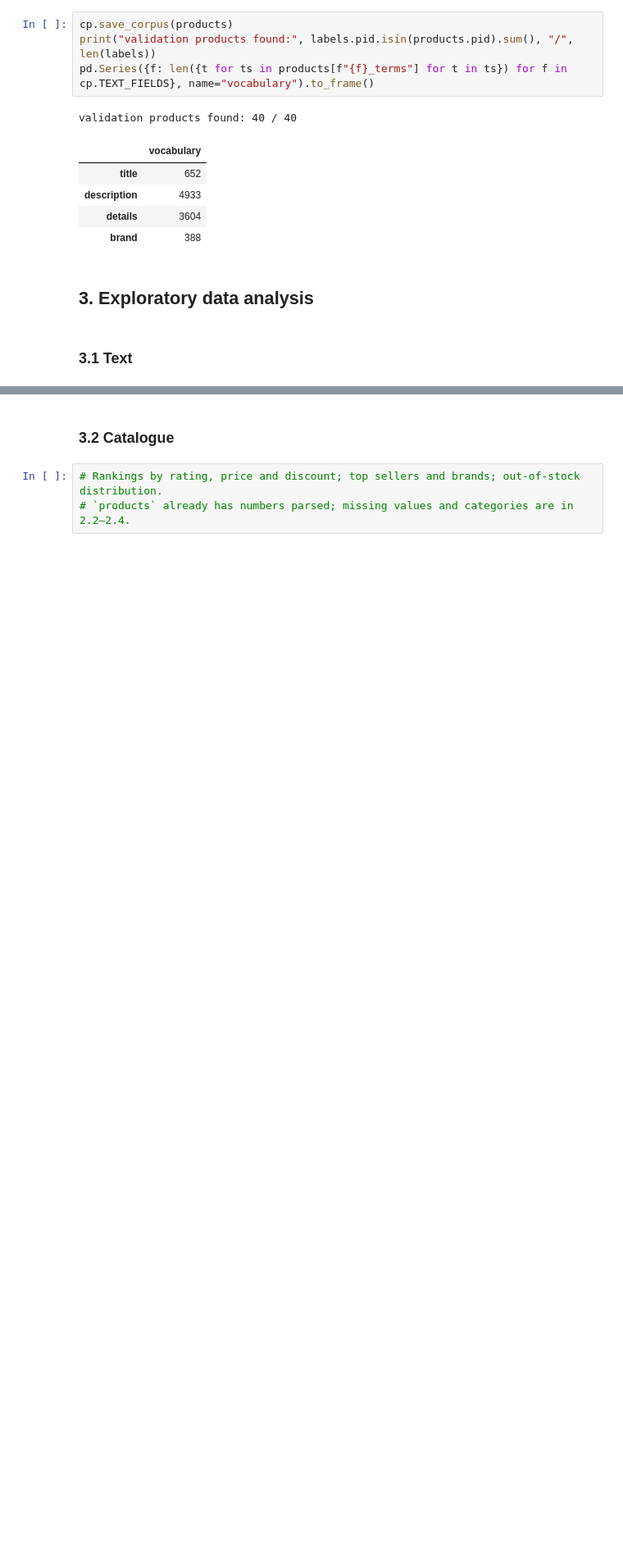
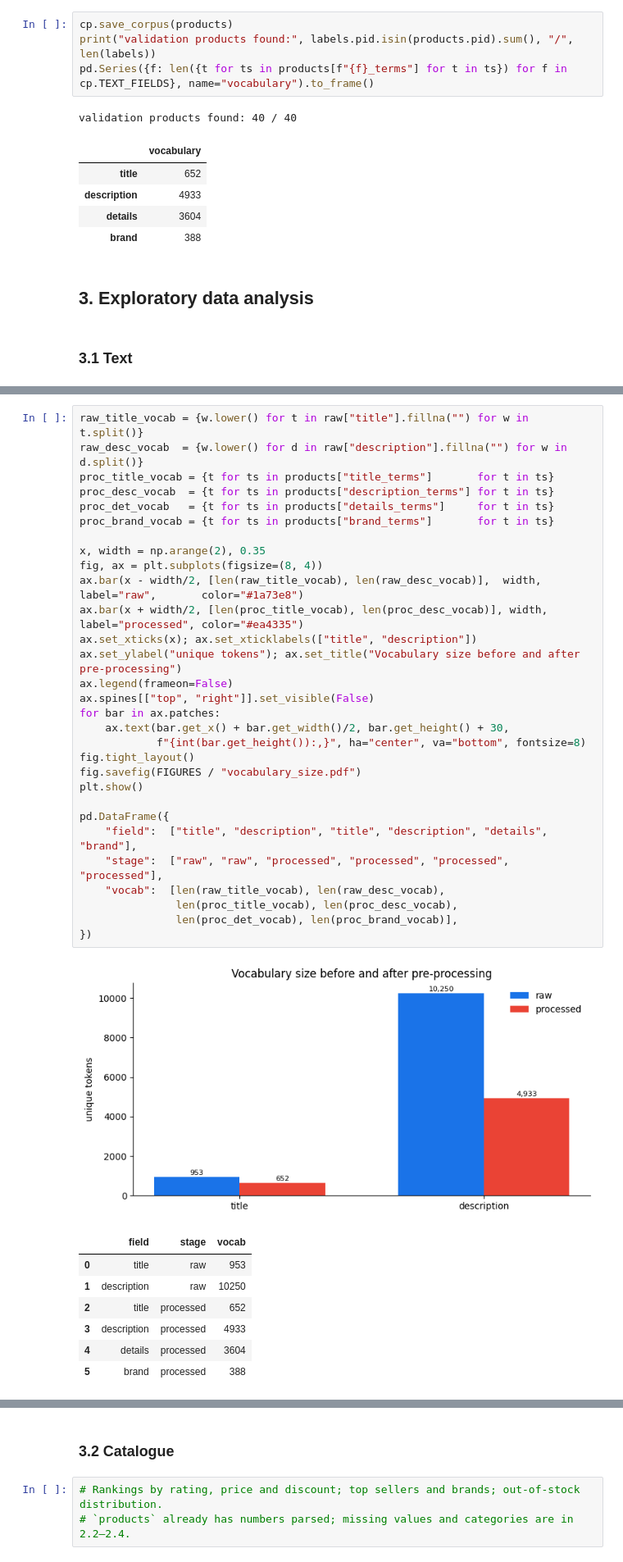
Before and after one commit to uripont/fashion-search-engine, a Jupyter notebook: notebooks/part_1.ipynb, the cells around one changed output, grey strips where cells are left out. Shown at 82% size. Drawn from its saved outputs; the diff is of its cells as text; blank space fills up the shorter version.

```diff
--- a/notebooks/part_1.ipynb
+++ b/notebooks/part_1.ipynb
@@ -254,0 +323,39 @@ validation products found: 40 / 40
+# %%
+raw_title_vocab = {w.lower() for t in raw["title"].fillna("") for w in t.split()}
+raw_desc_vocab  = {w.lower() for d in raw["description"].fillna("") for w in d.split()}
+proc_title_vocab = {t for ts in products["title_terms"]       for t in ts}
+proc_desc_vocab  = {t for ts in products["description_terms"] for t in ts}
+proc_det_vocab   = {t for ts in products["details_terms"]     for t in ts}
+proc_brand_vocab = {t for ts in products["brand_terms"]       for t in ts}
+
+x, width = np.arange(2), 0.35
+fig, ax = plt.subplots(figsize=(8, 4))
+ax.bar(x - width/2, [len(raw_title_vocab), len(raw_desc_vocab)],  width, label="raw",       color="#1a73e8")
+ax.bar(x + width/2, [len(proc_title_vocab), len(proc_desc_vocab)], width, label="processed", color="#ea4335")
+ax.set_xticks(x); ax.set_xticklabels(["title", "description"])
+ax.set_ylabel("unique tokens"); ax.set_title("Vocabulary size before and after pre-processing")
+ax.legend(frameon=False)
+ax.spines[["top", "right"]].set_visible(False)
+for bar in ax.patches:
+    ax.text(bar.get_x() + bar.get_width()/2, bar.get_height() + 30,
+            f"{int(bar.get_height()):,}", ha="center", va="bottom", fontsize=8)
+fig.tight_layout()
+fig.savefig(FIGURES / "vocabulary_size.pdf")
+plt.show()
+
+pd.DataFrame({
+    "field":  ["title", "description", "title", "description", "details", "brand"],
+    "stage":  ["raw", "raw", "processed", "processed", "processed", "processed"],
+    "vocab":  [len(raw_title_vocab), len(raw_desc_vocab),
+               len(proc_title_vocab), len(proc_desc_vocab),
+               len(proc_det_vocab), len(proc_brand_vocab)],
+})
+# %% [output]
+[figure, added]
+|  | field | stage | vocab |
+| 0 | title | raw | 953 |
+| 1 | description | raw | 10250 |
+| 2 | title | processed | 652 |
+| 3 | description | processed | 4933 |
+| 4 | details | processed | 3604 |
+| 5 | brand | processed | 388 |
```
Also changed, not shown: parts of 25 cells of this notebook, 11 other files.
